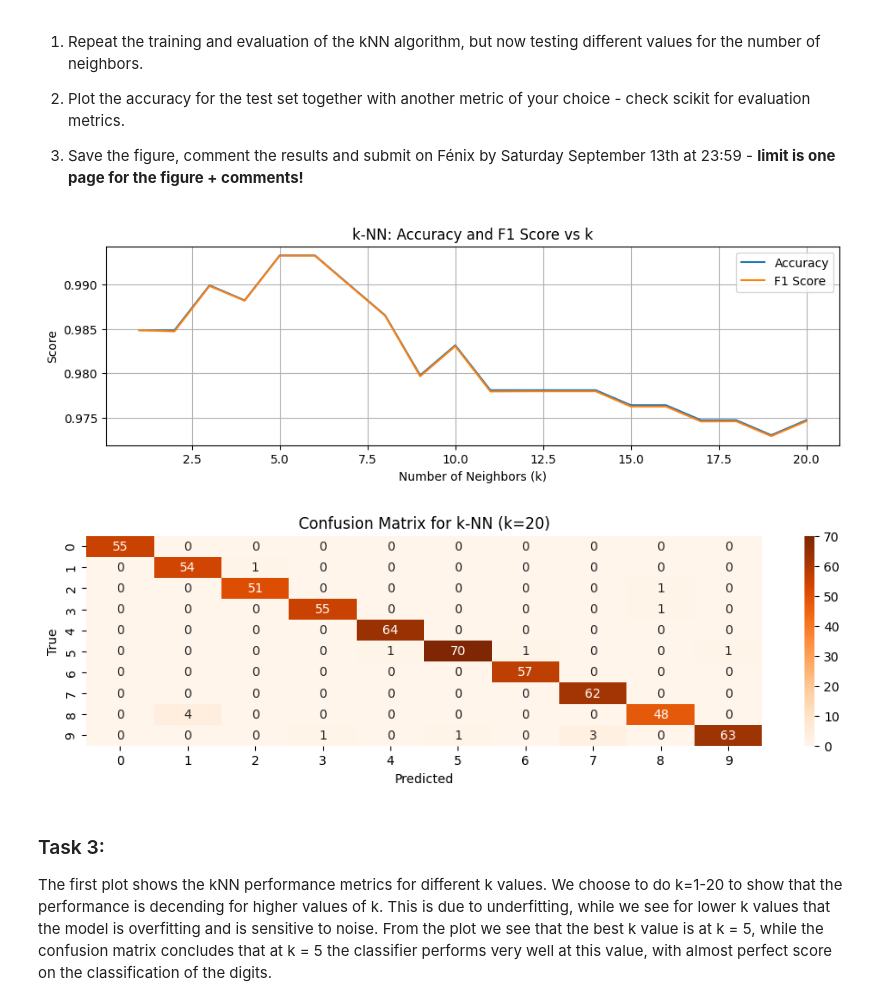
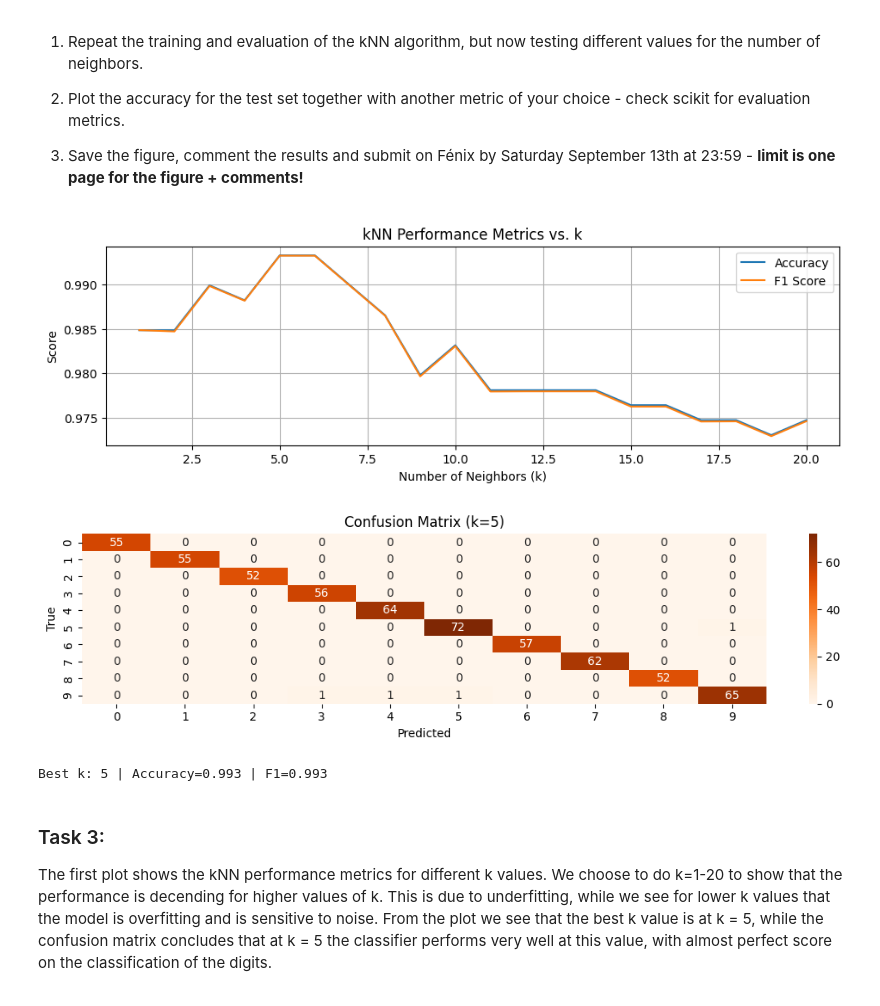
Before and after one commit to trulsostvedt/MachineLearning, a Jupyter notebook: Lab1/Lab1.ipynb, the cells around one changed output. Cells and saved outputs as stored; diff of their text form; code cells hidden in the pictures.

```diff
--- a/Lab1/Lab1.ipynb
+++ b/Lab1/Lab1.ipynb
@@ -565,48 +565,64 @@ print(scores)
 
 3) Save the figure, comment the results and submit on Fénix by Saturday September 13th at 23:59 - **limit is one page for the figure + comments!**
 # %%
-from sklearn.metrics import f1_score
+import numpy as np
+import matplotlib.pyplot as plt
+import seaborn as sns # Used for plotting the confusion matrix
+
+from sklearn.neighbors import KNeighborsClassifier
+from sklearn import metrics
 from sklearn.metrics import confusion_matrix
-import seaborn as sns
 
-import matplotlib.pyplot as plt
-
-accuracies = []
-f1_scores = []
+#Task 1
 k_values = range(1, 21)
+accs = [] # Accuracy scores
+f1s = [] # F1 scores
 
 for k in k_values:
     knn = KNeighborsClassifier(n_neighbors=k)
-    knn.fit(X_train, y_train)
-    y_pred = knn.predict(X_test)
-    acc = metrics.accuracy_score(y_test, y_pred)
-    f1 = f1_score(y_test, y_pred, average='weighted')
-    accuracies.append(acc)
-    f1_scores.append(f1)
+    knn.fit(X_train, y_train) # Fit model for current k
+    y_pred = knn.predict(X_test) # Predictions for current k
+    accs.append(metrics.accuracy_score(y_test, y_pred))
+    f1s.append(metrics.f1_score(y_test, y_pred, average='weighted'))
 
+#Task 2
 plt.figure(figsize=(11,3))
-plt.plot(k_values, accuracies, label='Accuracy')
-plt.plot(k_values, f1_scores, label='F1 Score')
+plt.plot(k_values, accs, label='Accuracy')
+plt.plot(k_values, f1s, label='F1 Score')
 plt.xlabel('Number of Neighbors (k)')
 plt.ylabel('Score')
-plt.title('k-NN: Accuracy and F1 Score vs k')
+plt.title('kNN Performance Metrics vs. k')
 plt.legend()
 plt.grid(True)
-plt.savefig('knn_diagnostics.png')
+plt.savefig('knn_metrics_vs_k.png')
 plt.show()
 
-#This part is to show the confusion matrix for the best k value. We know its not nessary to do this, but we knew it
-# could be interesting to see, and also knew how to do it from a previous course in classification.
-cm = confusion_matrix(y_test, y_pred)
-plt.figure(figsize=(12,3))
-sns.heatmap(cm, annot=True, fmt='d', cmap='Oranges', xticklabels=digits.target_names, yticklabels=digits.target_names)
+#From here and out we choose to do extra. We show the confusion matrix for best k and
+# in that way have something to comment on the results. We know it is not required,
+# but it is interesting, and we already knew how to do it from a previous course in classification.
+best_idx = int(np.argmax(f1s)) #index of best f1 score
+best_k = list(k_values)[best_idx] #best k value
+
+best_knn = KNeighborsClassifier(n_neighbors=best_k).fit(X_train, y_train)
+y_best = best_knn.predict(X_test)
+cm = confusion_matrix(y_test, y_best)
+
+# Plot confusion matrix
+plt.figure(figsize=(11, 3))
+# sns heatmap is used to plot the confusion matrix
+sns.heatmap(cm, annot=True, fmt='d', cmap='Oranges', xticklabels=np.unique(y_test), yticklabels=np.unique(y_test))
 plt.xlabel('Predicted')
 plt.ylabel('True')
-plt.title('Confusion Matrix for k-NN (k={})'.format(k))
+plt.title(f'Confusion Matrix (k={best_k})')
+plt.tight_layout()
+plt.savefig('knn_confusion_bestk.png', dpi=200)
 plt.show()
+
+print(f'Best k: {best_k} | Accuracy={accs[best_idx]:.3f} | F1={f1s[best_idx]:.3f}')
 # %% [output]
-[figure, old version]
+[figure, new version]
-[figure, old version]
+[figure, new version]
+Best k: 5 | Accuracy=0.993 | F1=0.993
 # %% [markdown]
 ### Task 3:
 <p> The first plot shows the kNN performance metrics for different k values. We choose to do k=1-20 to show that the performance is decending for higher values of k. This is due to underfitting, while we see for lower k values that the model is overfitting and is sensitive to noise. From the plot we see that the best k value is at k = 5, while the confusion matrix concludes that at k = 5 the classifier performs very well at this value, with almost perfect score on the classification of the digits.
```
Also changed, not shown: 2 other files.
